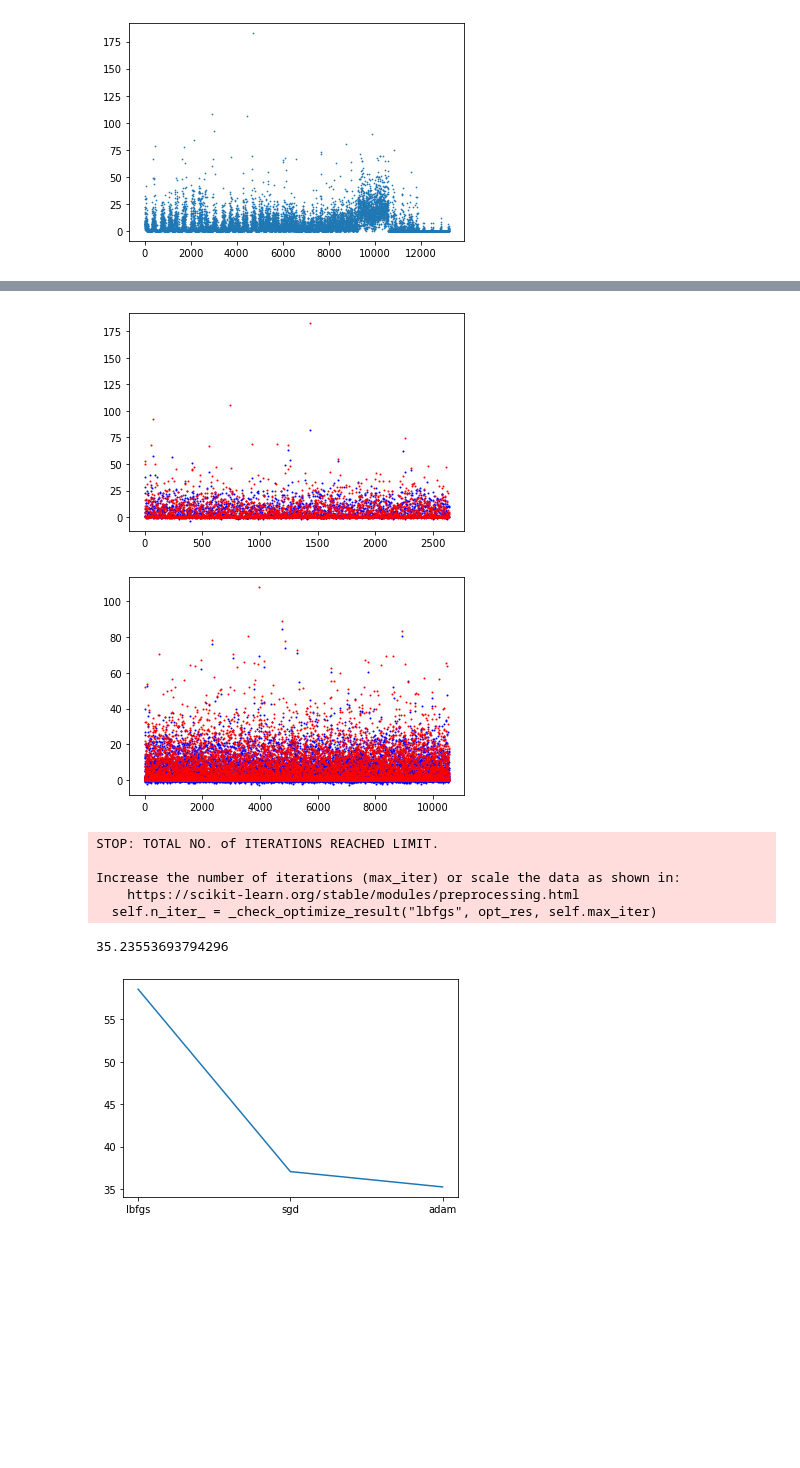
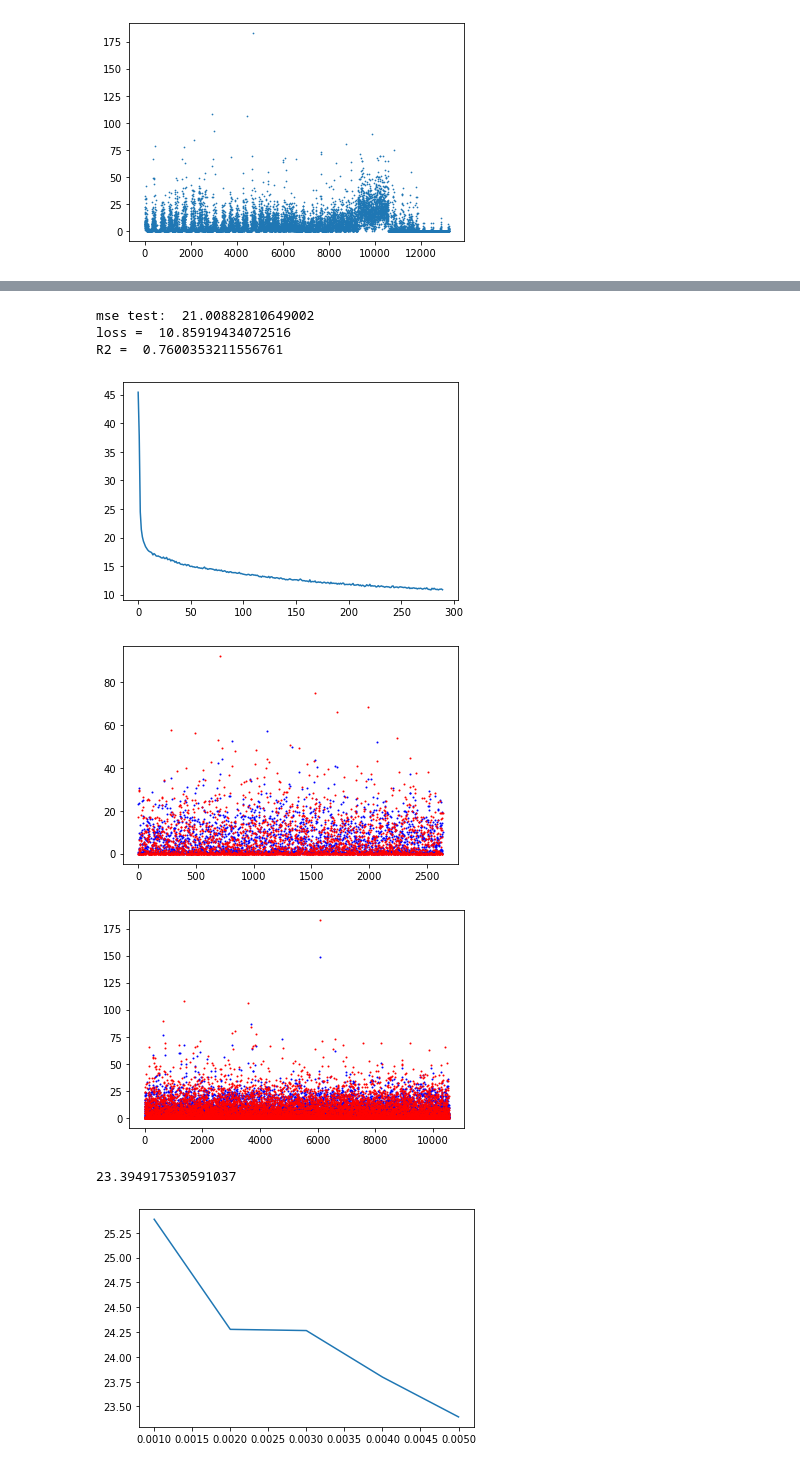
Before and after one commit to Alfadhils/DataVidia-Project, a Jupyter notebook: nn.ipynb, the cells around one changed output, grey strips where cells are left out. Saved outputs shown, nothing was run; the diff lists cells and outputs as text; code cells hidden in the pictures; blank space fills up the shorter version.

```diff
--- a/nn.ipynb
+++ b/nn.ipynb
@@ -22,7 +22,7 @@ def standard_scaler(data):
     std = data.std()
     return (data - mean) / std
 # %%
-path = "preproc1.csv"
+path = "prep1.csv"
 df = pd.read_csv(path, index_col=0)
 yindex = df.columns.values.tolist().index('rain_sum (mm)')
 ytrainmax = df.iloc[:,yindex].max()
@@ -68,11 +67,11 @@ plt.scatter(range(len(predictions)),predictions,s = 1)
 # %%
-def nn(X,y,hidden,iter,solv='adam',act='logistic'):
+def nn(X,y,hidden,iter,lrate,solv='adam',act='tanh',b1=0.9,b2=0.9):
     # Split the data into training and test sets
-    X_train, X_test, y_train, y_test = train_test_split(X, y, test_size=0.2, random_state=0)
+    X_train, X_test, y_train, y_test = train_test_split(X, y, test_size=0.2, random_state=1)
 
     # Create an instance of the MLPRegressor
     mlp = MLPRegressor(hidden_layer_sizes=(hidden), max_iter=iter, random_state=0,solver=solv,activation=act,
-    learning_rate_init=0.005, beta_1=0.9, beta_2=0.9, alpha=0.001)
+    learning_rate_init=lrate, beta_1=b1, beta_2=b2, alpha=0.001)
     # mlp = MLPClassifier(hidden_layer_sizes=(30,7), max_iter=1000, random_state=0,solver='adam',activation='logistic',learning_rate_init=0.0001)
 
     # Train the model on the training data
@@ -100,10 +99,10 @@ def nn(X,y,hidden,iter,solv='adam',act='logistic'):
     return mse
 # %%
 # Split the data into training and test sets
-X_train, X_test, y_train, y_test = train_test_split(X, y, test_size=0.2, random_state=0)
+X_train, X_test, y_train, y_test = train_test_split(X, y, test_size=0.2, random_state=1)
 
 # Create an instance of the MLPRegressor
-mlp = MLPRegressor(hidden_layer_sizes=(50,35), max_iter=10000, random_state=0,solver='adam',activation='logistic',
+mlp = MLPRegressor(hidden_layer_sizes=(75,50), max_iter=10000, random_state=0,solver='sgd',activation='logistic',
 learning_rate_init=0.005, beta_1=0.9, beta_2=0.9, alpha=0.001)
 # mlp = MLPClassifier(hidden_layer_sizes=(30,7), max_iter=1000, random_state=0,solver='adam',activation='logistic',learning_rate_init=0.0001)
 
@@ -137,2 +136,24 @@ R2 =  0.6413054718738449
+# %%
+mlp.fit(X,y)
+
+ypred = mlp.predict(X)
+
+# Calculate the MSE on the test set
+mse = mean_squared_error(y, ypred)
+print('mse test: ',mse)
+
+epoch = range(mlp.n_iter_)
+plt.plot(epoch, mlp.loss_curve_)
+
+loss = mlp.loss_
+print('loss = ',loss)
+
+r_squared = mlp.score(X_test, y_test)
+print ('R2 = ', r_squared)
+# %% [output]
+mse test:  21.00882810649002
+loss =  10.85919434072516
+R2 =  0.7600353211556761
+[figure, added]
 # %%
 
@@ -158,21 +181,16 @@ plt.scatter(range(len(y_predtrain)),y_predtrain,s=1,c='blue')
 plt.scatter(range(len(y_train)),y_train,s=1,c='red')
 plt.show()
 # %% [output]
-[figure, old version]
+[figure, new version]
-[figure, old version]
+[figure, new version]
 # %%
-num_neuron = ['lbfgs', 'sgd', 'adam']
+num_neuron = [0.001,0.002,0.003,0.004,0.005]
 mselist = []
 for n in num_neuron :
-    mselist.append(nn(X,y,(50,35),5000,n))
+    mselist.append(nn(X,y,(90,50,25),10000,n,b1=0.9,b2=0.9,act='logistic'))
 
 plt.plot(num_neuron,mselist)
 min(mselist)
 # %% [output]
-STOP: TOTAL NO. of ITERATIONS REACHED LIMIT.
-
-Increase the number of iterations (max_iter) or scale the data as shown in:
-    https://scikit-learn.org/stable/modules/preprocessing.html
-  self.n_iter_ = _check_optimize_result("lbfgs", opt_res, self.max_iter)
+23.394917530591037
-35.23553693794296
-[figure, old version]
+[figure, new version]
```
Also changed, not shown: parts of 6 cells of this notebook, 18 other files.
